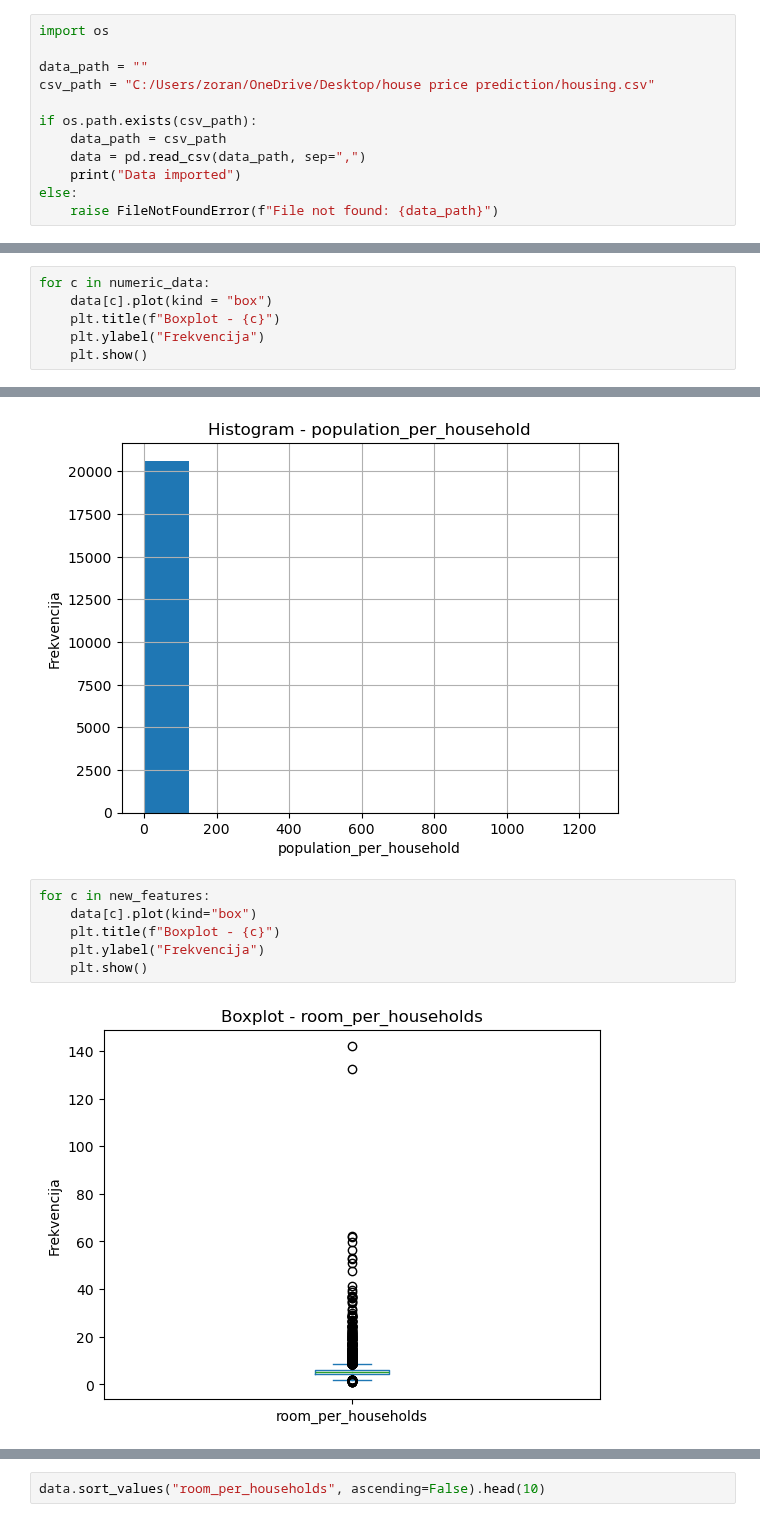
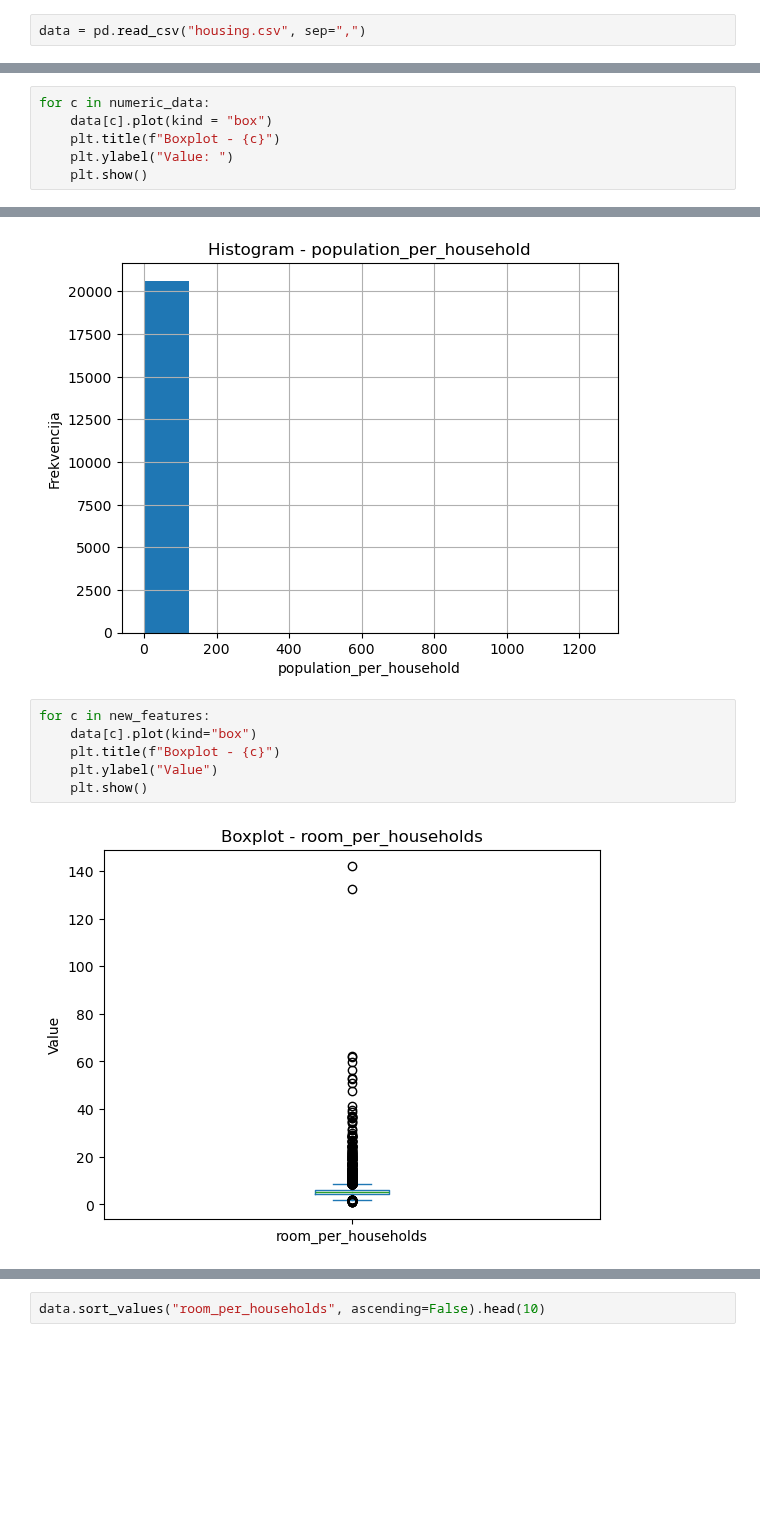
Before and after one commit to zoran-jakovljevic/house_price_prediction_ML, a Jupyter notebook: house_price_prediction.ipynb, the cells around one changed output, grey strips where cells are left out. Cells and saved outputs as stored; diff of their text form; blank space fills up the shorter version.

```diff
--- a/house_price_prediction.ipynb
+++ b/house_price_prediction.ipynb
@@ -3,14 +3,4 @@ import pandas as pd
 import numpy as np
 import matplotlib.pyplot as plt
 # %%
-import os
-
-data_path = ""
-csv_path = "C:/Users/zoran/OneDrive/Desktop/house price prediction/housing.csv"
-
-if os.path.exists(csv_path):
-    data_path = csv_path
-    data = pd.read_csv(data_path, sep=",")
-    print("Data imported")
-else:
-    raise FileNotFoundError(f"File not found: {data_path}")
+data = pd.read_csv("housing.csv", sep=",")
@@ -100,6 +88,6 @@ print(numeric_data)
 for c in numeric_data:
     data[c].plot(kind = "box")
     plt.title(f"Boxplot - {c}")
-    plt.ylabel("Frekvencija")
+    plt.ylabel("Value: ")
     plt.show()
 # %% [output]
@@ -241,8 +229,8 @@ for c in new_features:
 # %%
 for c in new_features:
     data[c].plot(kind="box")
     plt.title(f"Boxplot - {c}")
-    plt.ylabel("Frekvencija")
+    plt.ylabel("Value")
     plt.show()
 # %% [output]
-[figure, old version]
+[figure, new version]
```
Also changed, not shown: parts of 13 cells of this notebook, 2 other files.
